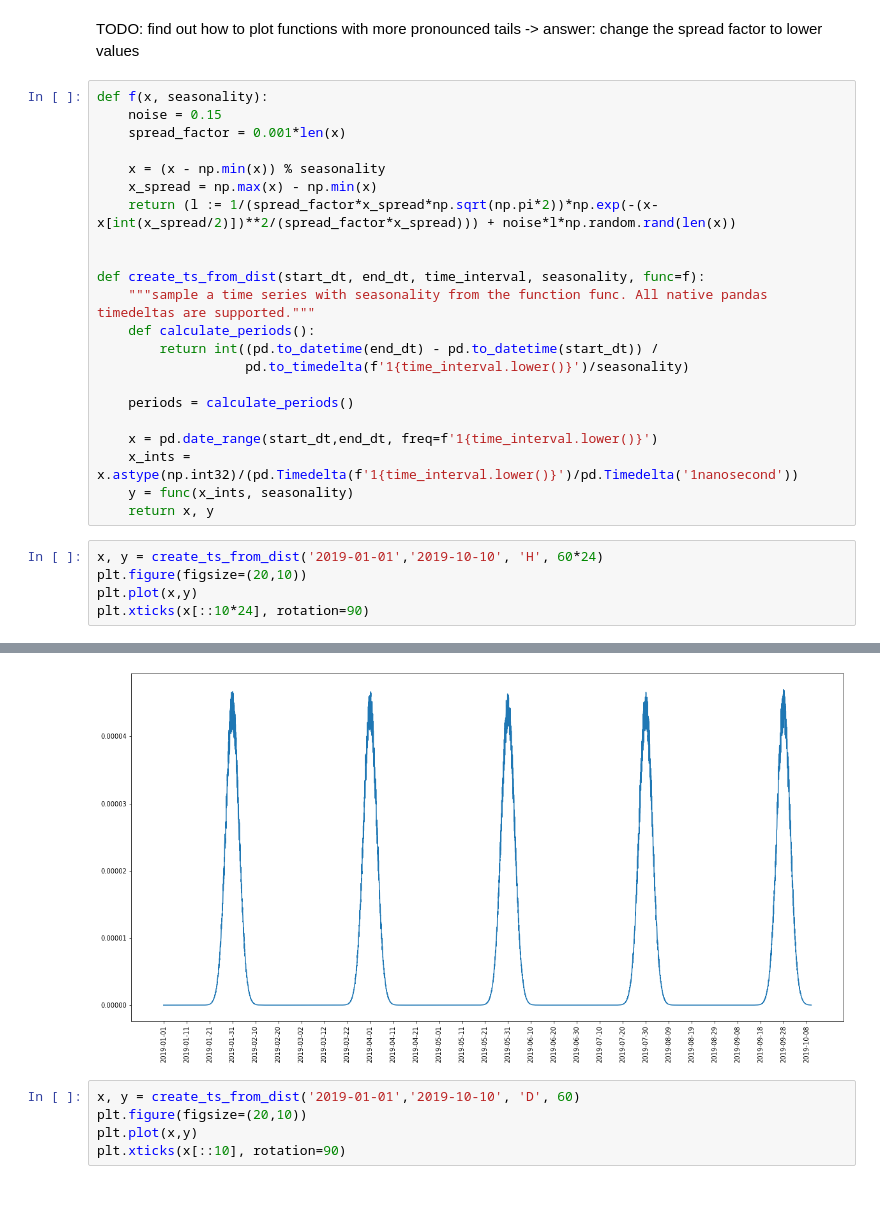
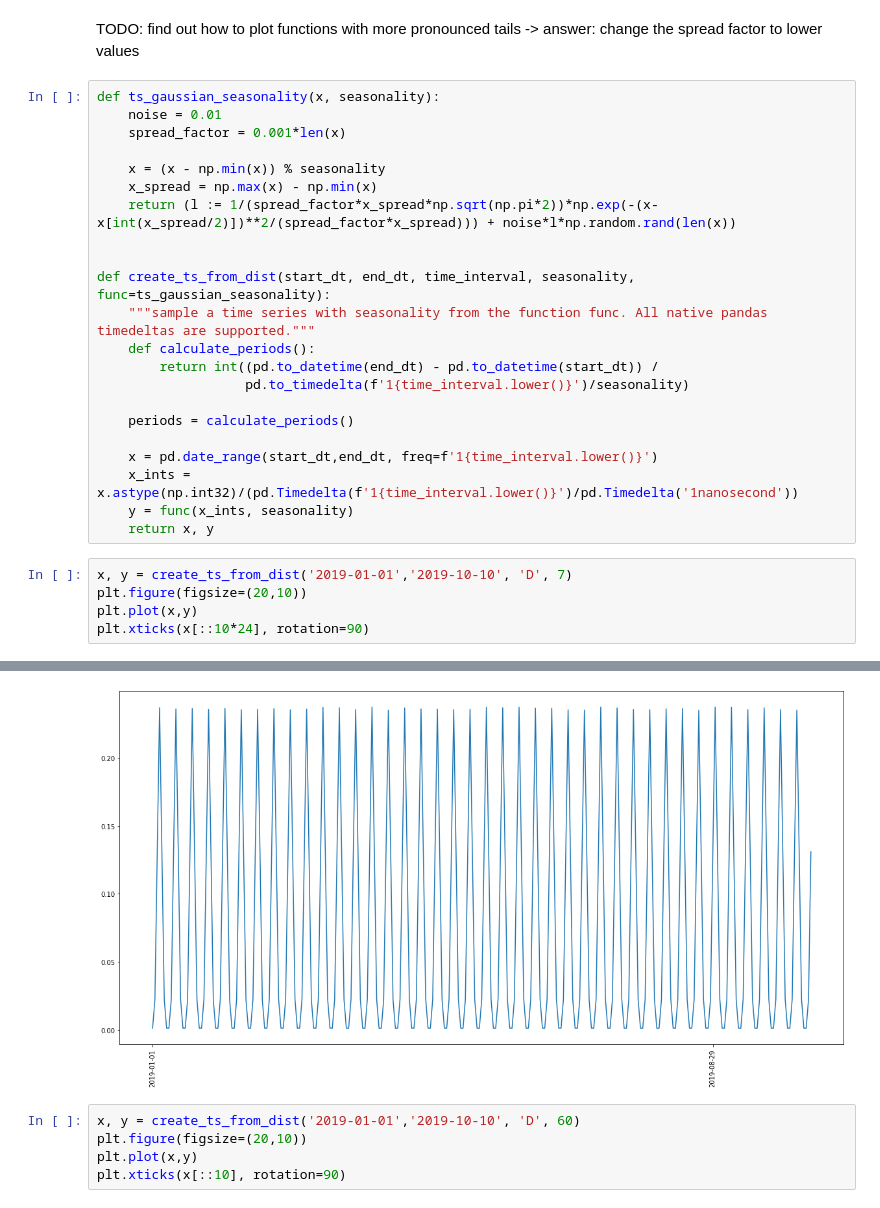
Before and after one commit to CloseChoice/tsa, a Jupyter notebook: notebooks/test_creation_ts_from_dist.ipynb, the cells around one changed output, grey strips where cells are left out. Saved outputs shown, nothing was run; the diff lists cells and outputs as text.

Commit message:
refactored create_ts_from_dist and refactored timeseries_utils

```diff
--- a/notebooks/test_creation_ts_from_dist.ipynb
+++ b/notebooks/test_creation_ts_from_dist.ipynb
@@ -17,8 +17,8 @@ pd.to_timedelta('1d')/pd.to_timedelta('1s')
 # %% [markdown]
 TODO: find out how to plot functions with more pronounced tails -> answer: change the spread factor to lower values
 # %%
-def f(x, seasonality):
-    noise = 0.15
+def ts_gaussian_seasonality(x, seasonality):
+    noise = 0.01
     spread_factor = 0.001*len(x)
 
     x = (x - np.min(x)) % seasonality
@@ -26,7 +26,7 @@ def f(x, seasonality):
     return (l := 1/(spread_factor*x_spread*np.sqrt(np.pi*2))*np.exp(-(x-x[int(x_spread/2)])**2/(spread_factor*x_spread))) + noise*l*np.random.rand(len(x))
 
 
-def create_ts_from_dist(start_dt, end_dt, time_interval, seasonality, func=f):
+def create_ts_from_dist(start_dt, end_dt, time_interval, seasonality, func=ts_gaussian_seasonality):
     """sample a time series with seasonality from the function func. All native pandas timedeltas are supported."""
     def calculate_periods():
         return int((pd.to_datetime(end_dt) - pd.to_datetime(start_dt)) /
@@ -39,7 +39,7 @@ def create_ts_from_dist(start_dt, end_dt, time_interval, seasonality, func=f):
     y = func(x_ints, seasonality)
     return x, y
 # %%
-x, y = create_ts_from_dist('2019-01-01','2019-10-10', 'H', 60*24)
+x, y = create_ts_from_dist('2019-01-01','2019-10-10', 'D', 7)
 plt.figure(figsize=(20,10))
 plt.plot(x,y)
 plt.xticks(x[::10*24], rotation=90)
@@ -64,4 +50,4 @@ plt.xticks(x[::10*24], rotation=90)
-[figure, old version]
+[figure, new version]
 # %%
 x, y = create_ts_from_dist('2019-01-01','2019-10-10', 'D', 60)
 plt.figure(figsize=(20,10))
```
Also changed, not shown: parts of 1 cell of this notebook, 1 other file.
